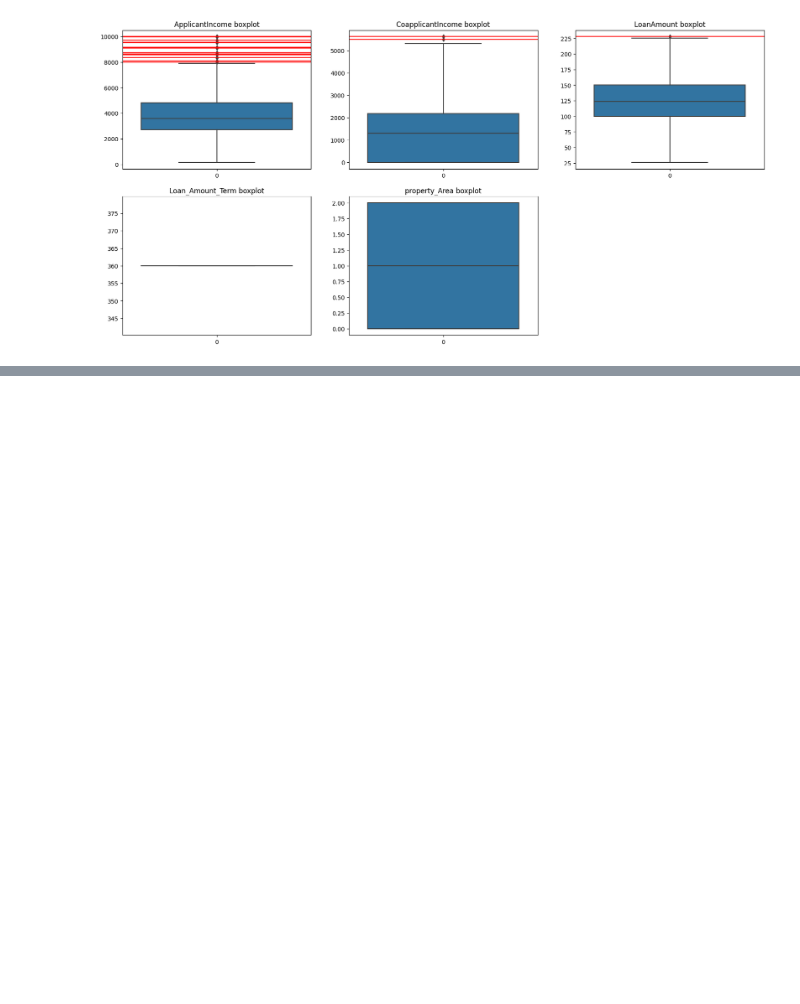
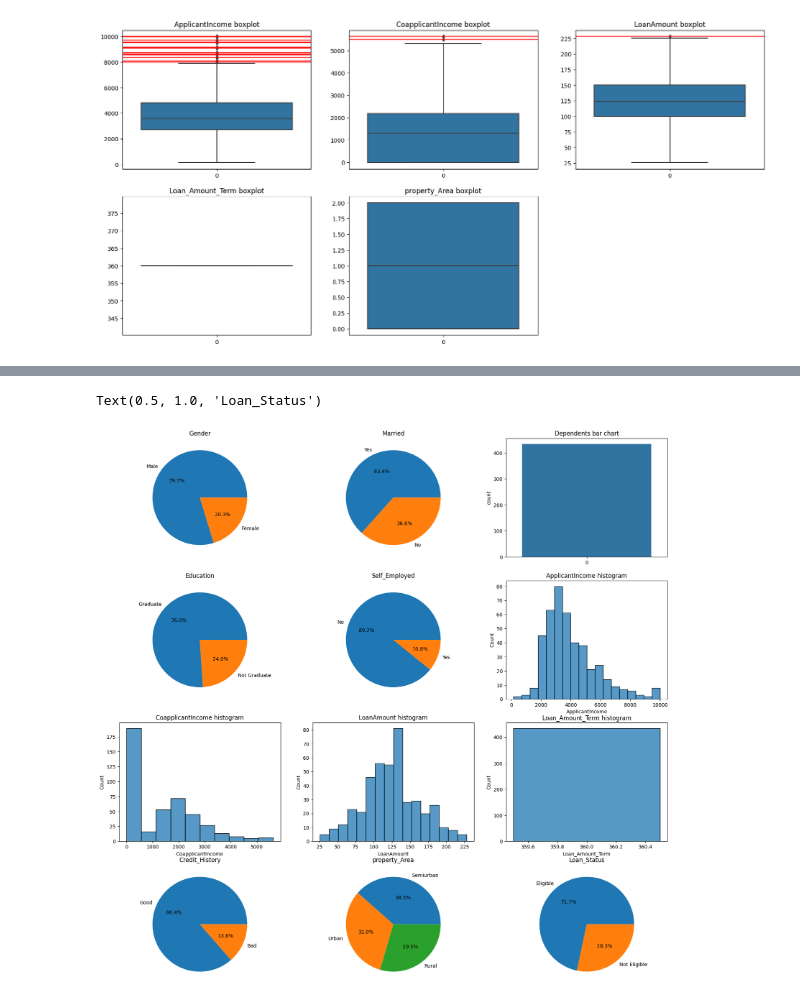
Before and after one commit to j33l/loan_eligibility_prediction, a Jupyter notebook: 1_preprocessing.ipynb, the cells around one changed output, grey strips where cells are left out. Cells and saved outputs as stored; diff of their text form; code cells hidden in the pictures; blank space fills up the shorter version.

Commit message:
completed data preprocessing

```diff
--- a/1_preprocessing.ipynb
+++ b/1_preprocessing.ipynb
@@ -239,3 +239,70 @@ df.describe()
 | 50% | 1.000000 | 1.000000 | 0.000000 | 0.000000 | 0.000000 | 3599.000000 | 1293.500000 | ... |
 | 75% | 1.000000 | 1.000000 | 1.000000 | 0.000000 | 0.000000 | 4821.000000 | 2183.000000 | ... |
 | max | 1.000000 | 1.000000 | 3.000000 | 1.000000 | 1.000000 | 10000.000000 | 5625.000000 | ... |
+# %%
+# plotting data for better understanding, visualizing data
+
+plt.figure(figsize=(20, 20))
+
+# pie chart for Gender
+plt.subplot(4, 3, 1)
+plt.pie(df['Gender'].value_counts(), labels=['Male', 'Female'], autopct='%1.1f%%')
+plt.title("Gender")
+
+# pie chart for Married
+plt.subplot(4, 3, 2)
+plt.pie(df['Married'].value_counts(), labels=['Yes', 'No'], autopct='%1.1f%%')
+plt.title("Married")
+
+# bar chart for Dependents
+plt.subplot(4, 3, 3)
+sns.countplot(df['Dependents'])
+plt.title("Dependents bar chart")
+
+# pie chart for Education
+plt.subplot(4, 3, 4)
+plt.pie(df['Education'].value_counts(), labels=['Graduate', 'Not Graduate'], autopct='%1.1f%%')
+plt.title("Education")
+
+# pie chart for Self_Employed
+plt.subplot(4, 3, 5)
+plt.pie(df['Self_Employed'].value_counts(), labels=['No', 'Yes'], autopct='%1.1f%%')
+plt.title("Self_Employed")
+
+# histogram for ApplicantIncome
+plt.subplot(4, 3, 6)
+sns.histplot(df['ApplicantIncome'])
+plt.title("ApplicantIncome histogram")
+
+# histogram for CoapplicantIncome
+plt.subplot(4, 3, 7)
+sns.histplot(df['CoapplicantIncome'])
+plt.title("CoapplicantIncome histogram")
+
+# histogram for LoanAmount
+plt.subplot(4, 3, 8)
+sns.histplot(df['LoanAmount'])
+plt.title("LoanAmount histogram")
+
+# histogram for Loan_Amount_Term
+plt.subplot(4, 3, 9)
+sns.histplot(df['Loan_Amount_Term'])
+plt.title("Loan_Amount_Term histogram")
+
+# pie chart for Credit_History
+plt.subplot(4, 3, 10)
+plt.pie(df['Credit_History'].value_counts(), labels=['Good', 'Bad'], autopct='%1.1f%%')
+plt.title("Credit_History")
+
+# pie chart for property_Area
+plt.subplot(4, 3, 11)
+plt.pie(df['property_Area'].value_counts(), labels=['Semiurban', 'Urban', 'Rural'], autopct='%1.1f%%')
+plt.title("property_Area")
+
+# pie chart for Loan_Status
+plt.subplot(4, 3, 12)
+plt.pie(df['Loan_Status'].value_counts(), labels=['Eligible', 'Not Eligible'], autopct='%1.1f%%')
+plt.title("Loan_Status")
+# %% [output]
+Text(0.5, 1.0, 'Loan_Status')
+[figure, added]
```
Also changed, not shown: parts of 5 cells of this notebook, 1 other file.
